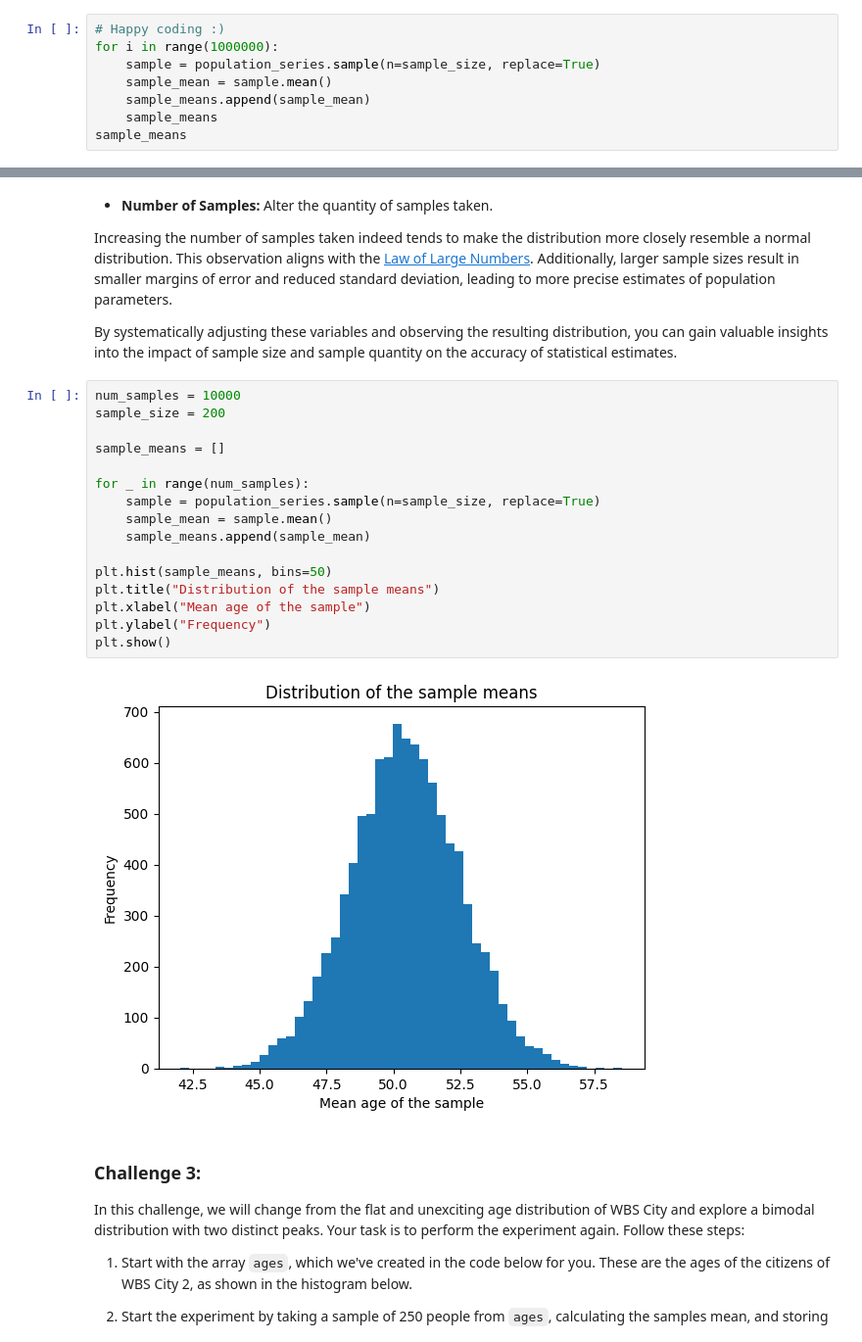
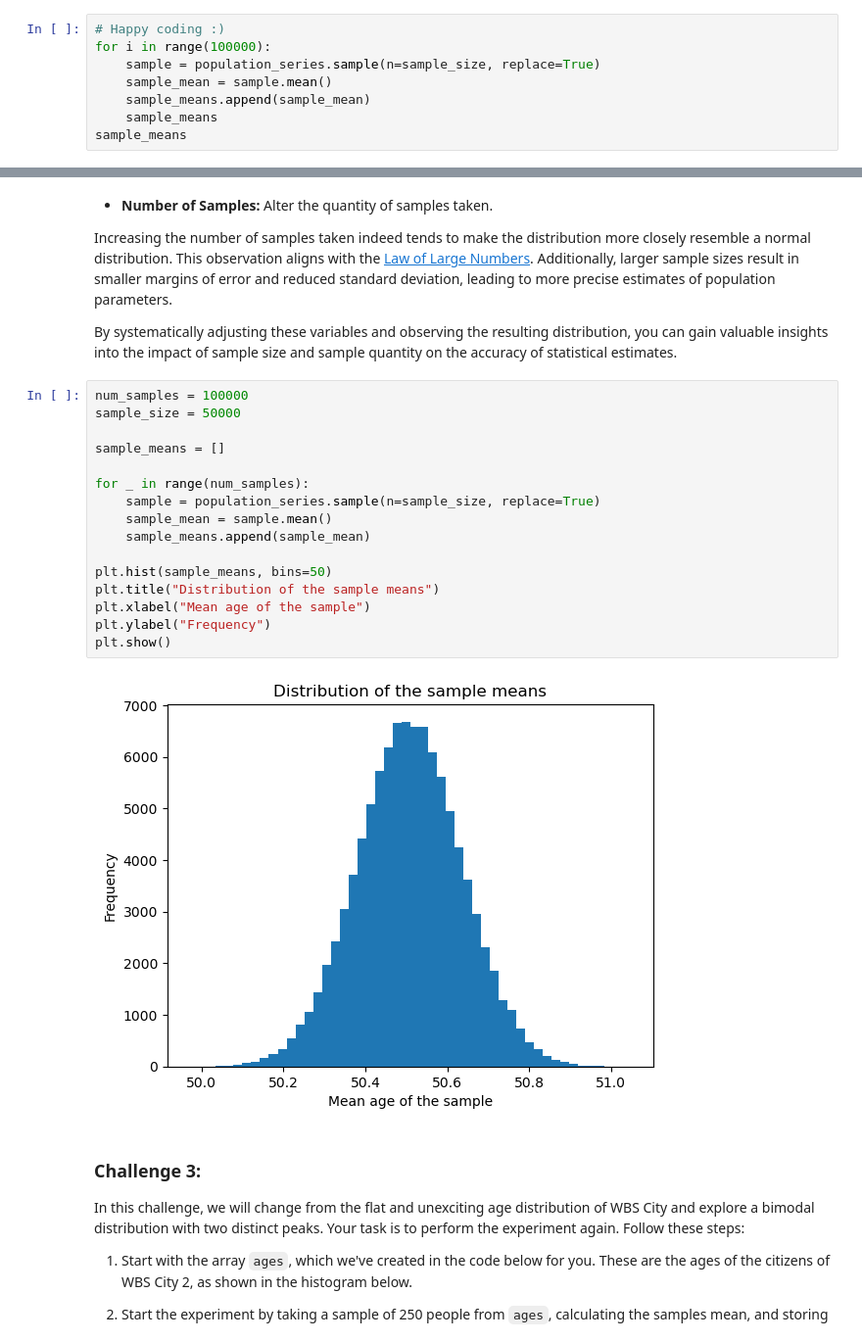
Before and after one commit to gastan81/A-B_testing, a Jupyter notebook: 2_central_limit_theorem_structure.ipynb, the cells around one changed output, grey strips where cells are left out. Shown at 98% size. Drawn from its saved outputs; the diff is of its cells as text.

```diff
--- a/2_central_limit_theorem_structure.ipynb
+++ b/2_central_limit_theorem_structure.ipynb
@@ -96,7 +96,7 @@ sample_means
 That was easy, right! Now our task is to replicate this process multiple times. We will repeatedly take samples, calculate their means, and store those means in our sample_means list. Utilise your understanding of for loops to add the means of 10,000 more samples to the sample_means list.
 # %%
 # Happy coding :)
-for i in range(1000000):
+for i in range(100000):
     sample = population_series.sample(n=sample_size, replace=True)
     sample_mean = sample.mean()
     sample_means.append(sample_mean)
@@ -177,23 +178,23 @@ Increasing the number of samples taken indeed tends to make the distribution mor
 
 By systematically adjusting these variables and observing the resulting distribution, you can gain valuable insights into the impact of sample size and sample quantity on the accuracy of statistical estimates.
 # %%
-num_samples = 10000
-sample_size = 200
+num_samples = 100000
+sample_size = 50000
 
 sample_means = []
 
 for _ in range(num_samples):
     sample = population_series.sample(n=sample_size, replace=True)
     sample_mean = sample.mean()
     sample_means.append(sample_mean)
 
 plt.hist(sample_means, bins=50)
 plt.title("Distribution of the sample means")
 plt.xlabel("Mean age of the sample")
 plt.ylabel("Frequency")
 plt.show()
 # %% [output]
-[figure, old version]
+[figure, new version]
 # %% [markdown]
 ### Challenge 3:
 
```
Also changed, not shown: parts of 10 cells of this notebook.
